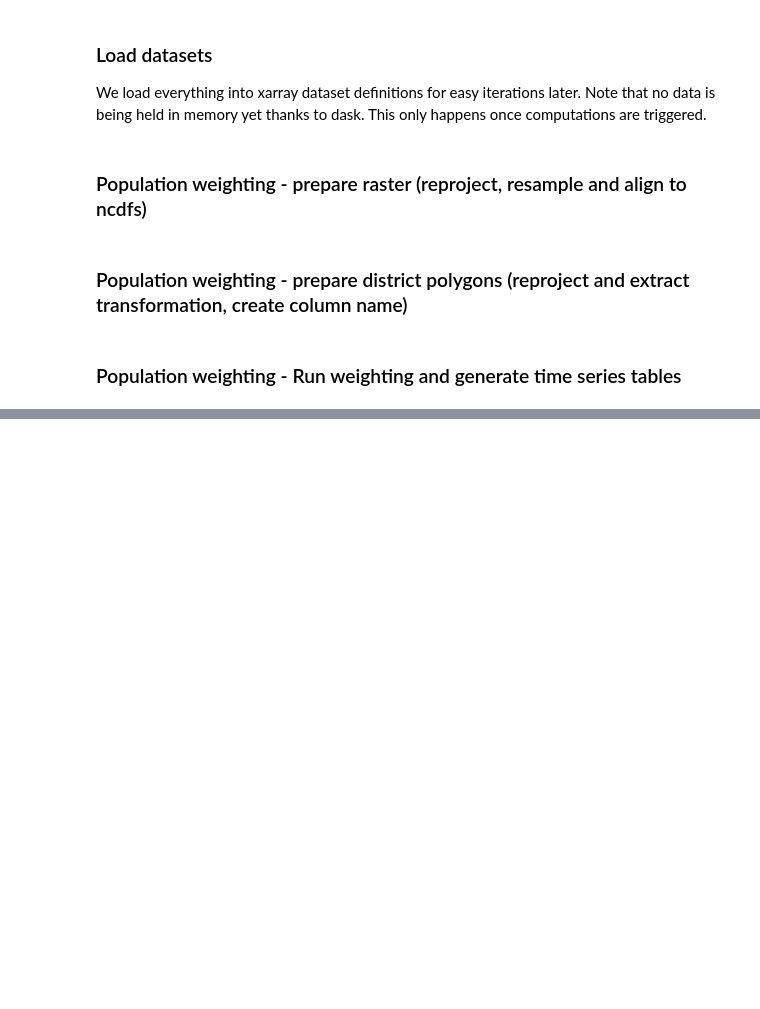
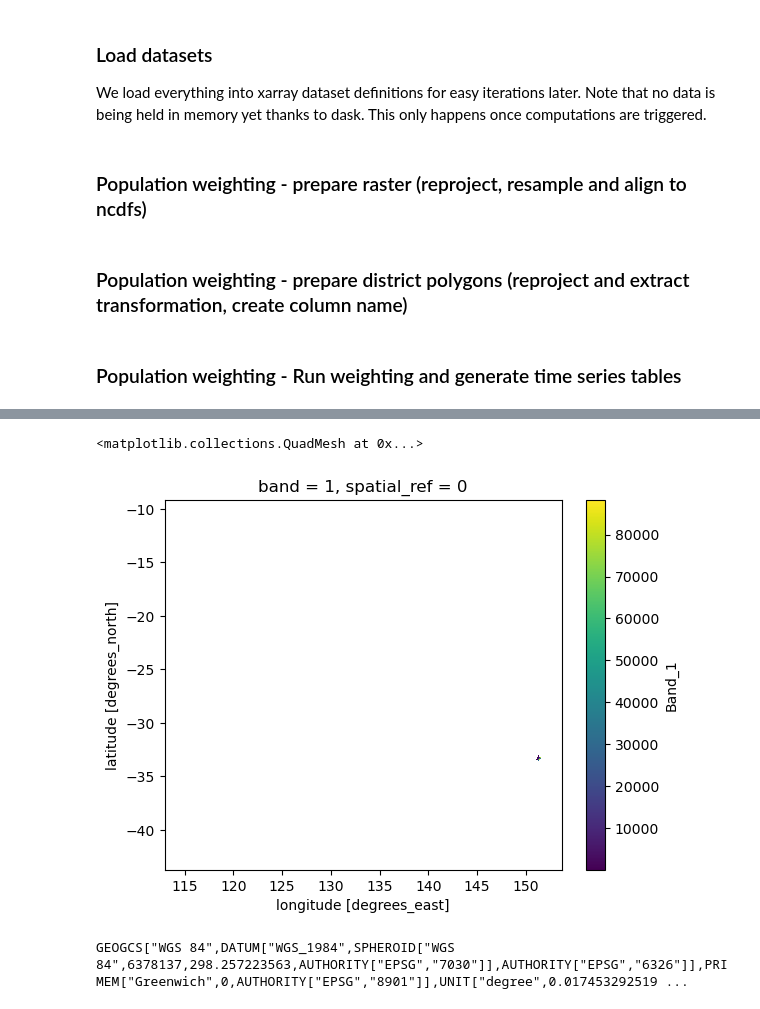
Before and after one commit to mosaic-insights/climate_health_reference_manual_2, a Jupyter notebook: sfcwindmax_wrangle.ipynb, the cells around one changed output, grey strips where cells are left out. Drawn from its saved outputs; the diff is of its cells as text; code cells hidden in the pictures; blank space fills up the shorter version.

```diff
--- a/sfcwindmax_wrangle.ipynb
+++ b/sfcwindmax_wrangle.ipynb
@@ -162,0 +225,9 @@ for model in models:
+# %%
+masked_weights.plot()
+# %% [output]
+<matplotlib.collections.QuadMesh at 0x...>
+[figure, added]
+# %%
+print(all_districts.crs)
+# %% [output]
+GEOGCS["WGS 84",DATUM["WGS_1984",SPHEROID["WGS 84",6378137,298.257223563,AUTHORITY["EPSG","7030"]],AUTHORITY["EPSG","6326"]],PRIMEM["Greenwich",0,AUTHORITY["EPSG","8901"]],UNIT["degree",0.017453292519 ...
```
Also changed, not shown: parts of 8 cells of this notebook, 2 other files.
